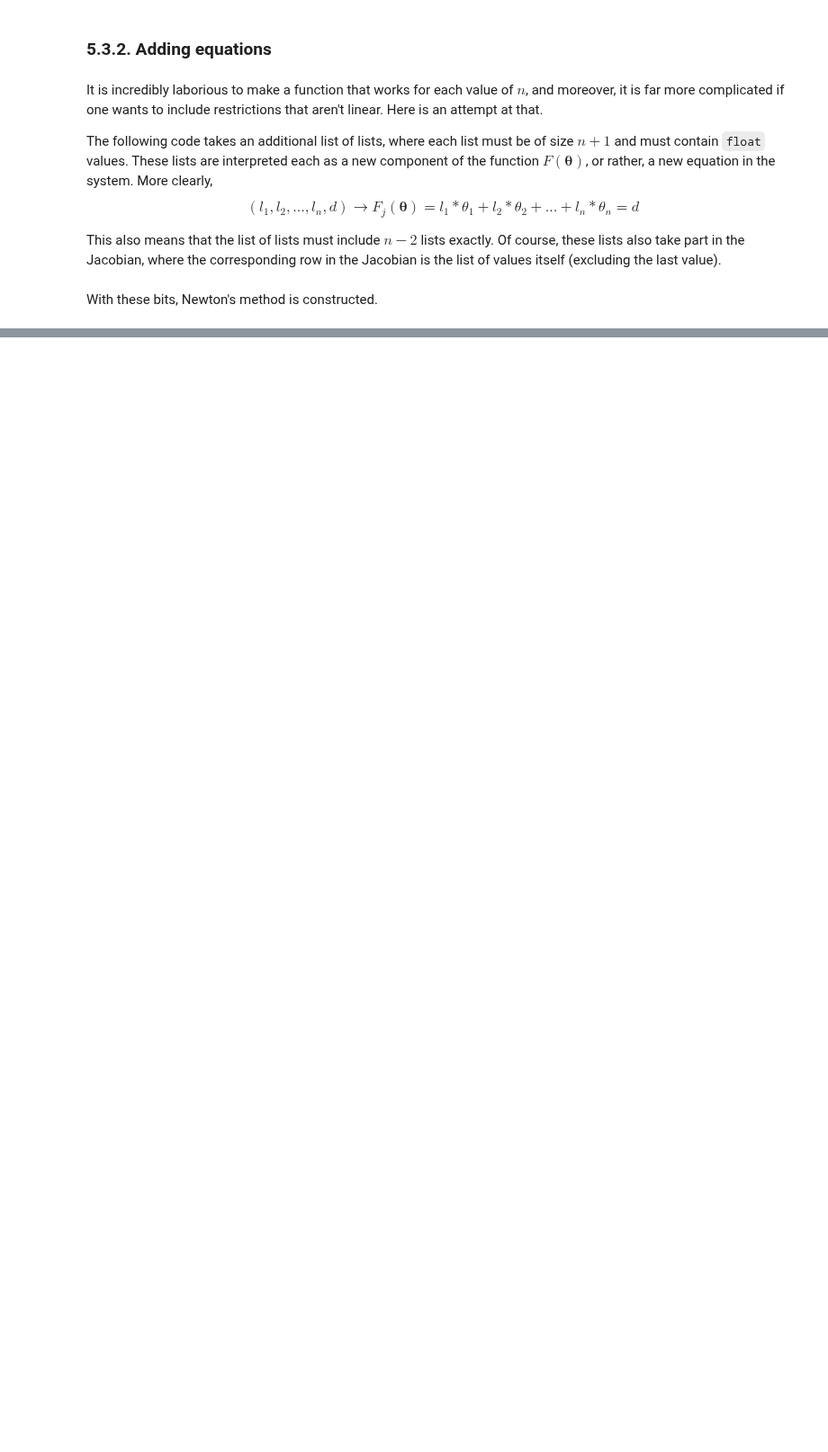
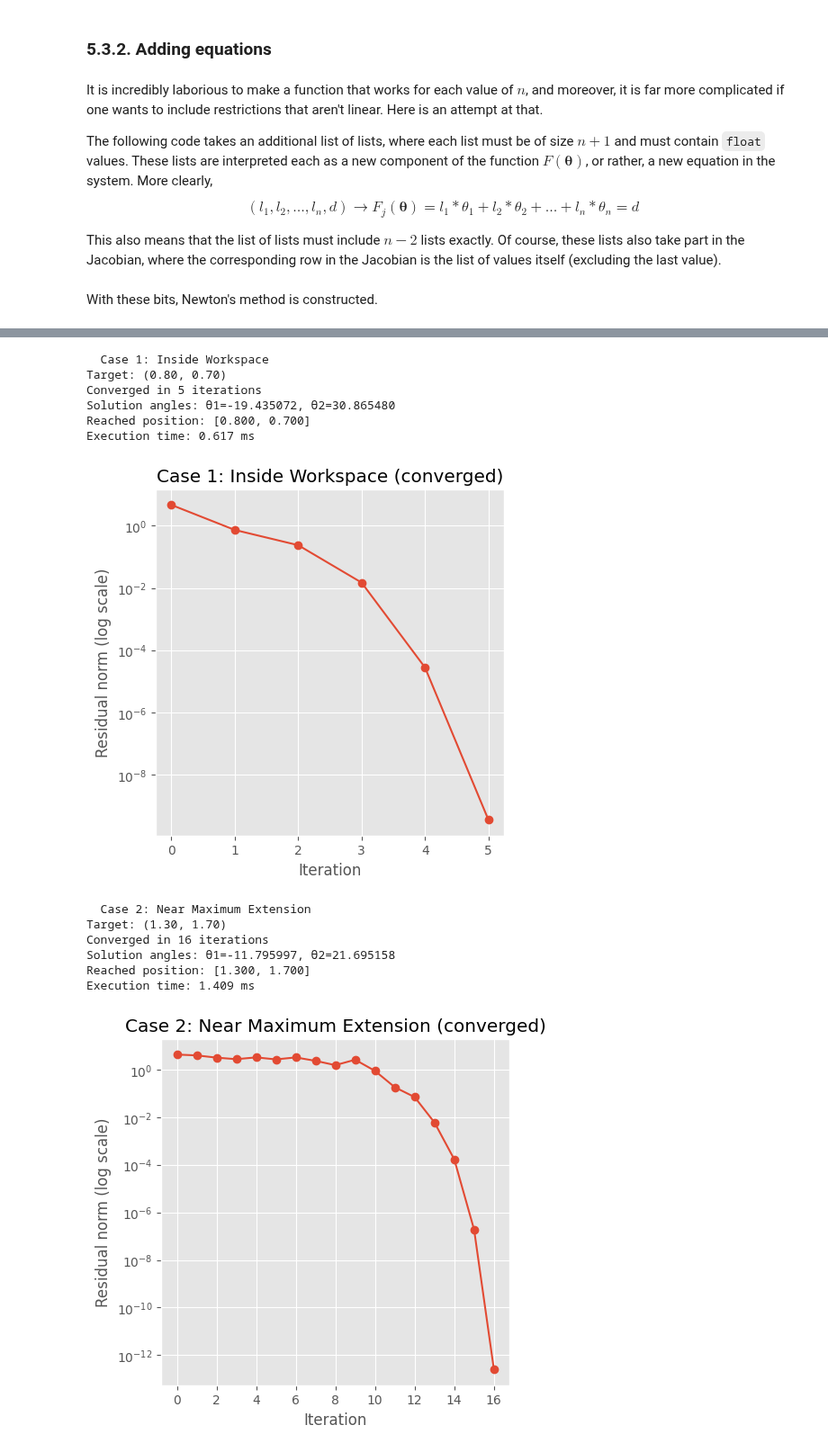
Before and after one commit to unalmedmathnum/numericalAnalysis_2025, a Jupyter notebook: tarea_1/parte_1/part-1-solution.ipynb, the cells around one changed output, grey strips where cells are left out. Shown at 90% size. Drawn from its saved outputs; the diff is of its cells as text; code cells hidden in the pictures; blank space fills up the shorter version.

```diff
--- a/tarea_1/parte_1/part-1-solution.ipynb
+++ b/tarea_1/parte_1/part-1-solution.ipynb
@@ -1831,11 +2175,3 @@ def J_n_jac(theta, L, xtr_cnstr):
         jac = np.vstack([jac, xtr_cnstr[i][0:n]])
 
     return jac
-# %%
-L = [1.0, 0.7, 0.3, 0.6, 1.2]
-theta = [0.1, 0.3, 0.5, 0.7, 0.9]
-xd, yd = (2.6, 0.7)
-xtr_cnstr = [[1, 0, 0, 0, -1, 0], [0, 0, 1, 1, 1, -np.pi], [0, -1, 0, 1, -1, 0]]
-
-print(F_n_jac(theta, L, xd, yd, xtr_cnstr))
-print(J_n_jac(theta, L, xtr_cnstr))
@@ -1905,11 +2248,11 @@ xtr_cnstr = [[1, 0, 0, 0, -1, 0], [0, 0, 0, 1, 1, -np.pi], [0, 0, 0, 1, -1, 0]]
 
 for name, (xd, yd, c) in targets:
     try:
-        theta, iterations = newton_inverse_kinematics_jac(L, xd, yd, theta0[c], xtr_cnstr, tol=1e-8, max_iter=1000)
+        theta, iterations, error_list, exec_time, converged = newton_inverse_kinematics_jac(L, xd, yd, theta0[c], xtr_cnstr, tol=1e-8, max_iter=1000)
         pos = forward_kinematics_n(theta, L)
         print(f"{name}:")
         print("- Desired position:", (xd, yd))
-        print("- Computed angles (theta1, theta2):", theta)
+        print("- Computed angles:", theta)
         print("- Reached position:", pos)
         print("- Iterations:", iterations, "\n")
     except RuntimeError as e:
@@ -1938,0 +2552,63 @@ Target C:
+# %%
+# Link lengths for a 5-link arm
+L = [1.0, 0.7, 0.3, 0.6, 1.2]
+
+# Constraints
+xtr_cnstr = [
+    [1, 0, 0, 0, -1, 0],
+    [0, 0, 1, 0, 1, -np.pi],
+    [0, 0, 0, 1, -1, 0]
+]
+
+# Test cases
+cases = [
+    ("Case 1: Inside Workspace", (0.8, 0.7)),
+    ("Case 2: Near Maximum Extension", (1.3, 1.7)),
+    ("Case 3: Different Configuration", (-1.4, -0.5))
+]
+
+# Initial guess
+theta0 = [0.5, 0.5, 0.5, 0.5, 0.5]
+
+for desc, (xd, yd) in cases:
+    print(f"\n  {desc}")
+    theta, iters, errors, exec_time, converged = newton_inverse_kinematics_jac(L, xd, yd, theta0, xtr_cnstr)
+
+    print(f"Target: ({xd:.2f}, {yd:.2f})")
+    if converged:
+        final_pos = forward_kinematics_n(theta, L)
+        print(f"Converged in {iters} iterations")
+        print(f"Solution angles: θ1={theta[0]:.6f}, θ2={theta[1]:.6f}")
+        print(f"Reached position: [{final_pos[0]:.3f}, {final_pos[1]:.3f}]")
+    else:
+        print(f"Did not converge within {iters} iterations")
+        final_pos = forward_kinematics_n(theta, L)
+        print(f"Final angles:", theta)
+        print(f"Reached position: [{final_pos[0]:.3f}, {final_pos[1]:.3f}]")
+
+    print(f"Execution time: {exec_time*1000:.3f} ms")
+
+    # Plot error trajectory
+    plt.figure(figsize=(5,5))
+    style = 'o-' if converged else 'x--'
+    plt.semilogy(errors, style)
+    plt.xlabel("Iteration")
+    plt.ylabel("Residual norm (log scale)")
+    plt.title(f"{desc} ({'converged' if converged else 'failed'})")
+    plt.grid(True)
+    plt.show()
+# %% [output]
+  Case 1: Inside Workspace
+Target: (0.80, 0.70)
+Converged in 5 iterations
+Solution angles: θ1=-19.435072, θ2=30.865480
+Reached position: [0.800, 0.700]
+Execution time: 0.617 ms
+[figure, added]
+  Case 2: Near Maximum Extension
+Target: (1.30, 1.70)
+Converged in 16 iterations
+Solution angles: θ1=-11.795997, θ2=21.695158
+Reached position: [1.300, 1.700]
+Execution time: 1.409 ms
+[figure, added]
```
Also changed, not shown: parts of 29 cells of this notebook, 13 other files.
